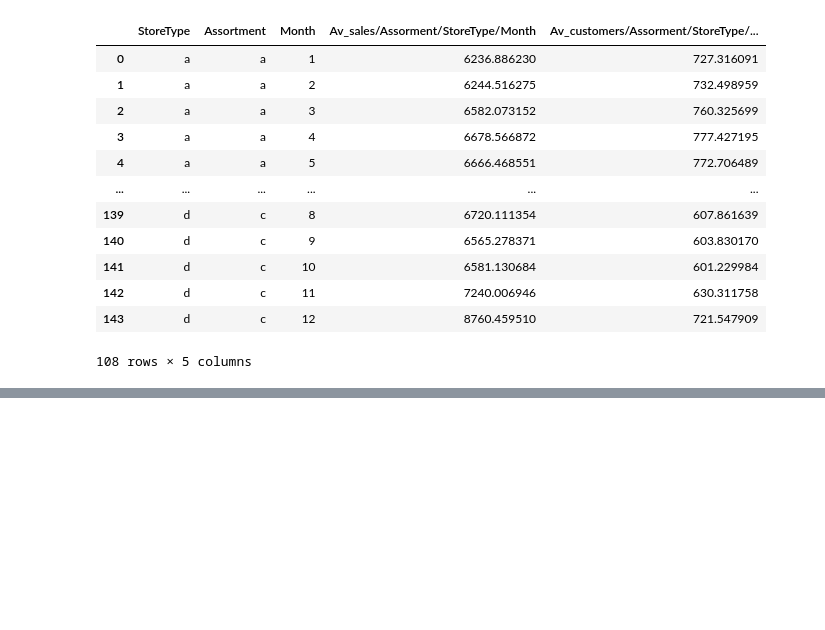
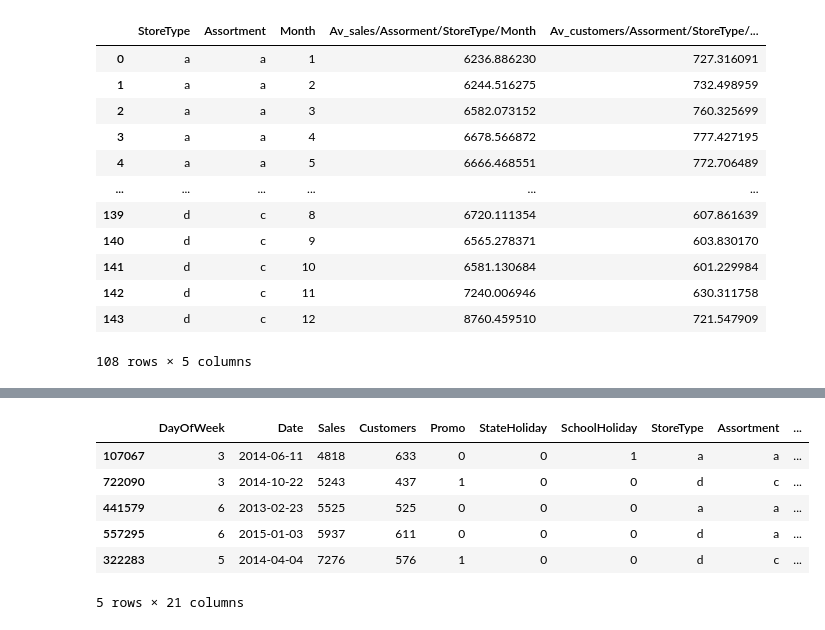
Before and after one commit to pvanand07/Retail-Sales-Prediction-Regression, a Jupyter notebook: 1_1_RS_Linear_Regression.ipynb, the cells around one changed output, grey strips where cells are left out. Drawn from its saved outputs; the diff is of its cells as text; code cells hidden in the pictures; blank space fills up the shorter version.

```diff
--- a/1_1_RS_Linear_Regression.ipynb
+++ b/1_1_RS_Linear_Regression.ipynb
@@ -603,0 +505,12 @@ df_m3.sample(5)
+# %%
+df_m3['CompetitionDistanceBin'] = pd.cut(df_m3['CompetitionDistance'], 6, labels=['1','2','3','4','5','6'])
+# %%
+df_m3.sample(5)
+# %% [output]
+|  | DayOfWeek | Date | Sales | Customers | Promo | StateHoliday | SchoolHoliday | StoreType | Assortment | ... |
+| 107067 | 3 | 2014-06-11 | 4818 | 633 | 0 | 0 | 1 | a | a | ... |
+| 722090 | 3 | 2014-10-22 | 5243 | 437 | 1 | 0 | 0 | d | c | ... |
+| 441579 | 6 | 2013-02-23 | 5525 | 525 | 0 | 0 | 0 | a | a | ... |
+| 557295 | 6 | 2015-01-03 | 5937 | 611 | 0 | 0 | 0 | d | a | ... |
+| 322283 | 5 | 2014-04-04 | 7276 | 576 | 1 | 0 | 0 | d | c | ... |
+5 rows × 21 columns
```
Also changed, not shown: parts of 23 cells of this notebook.
